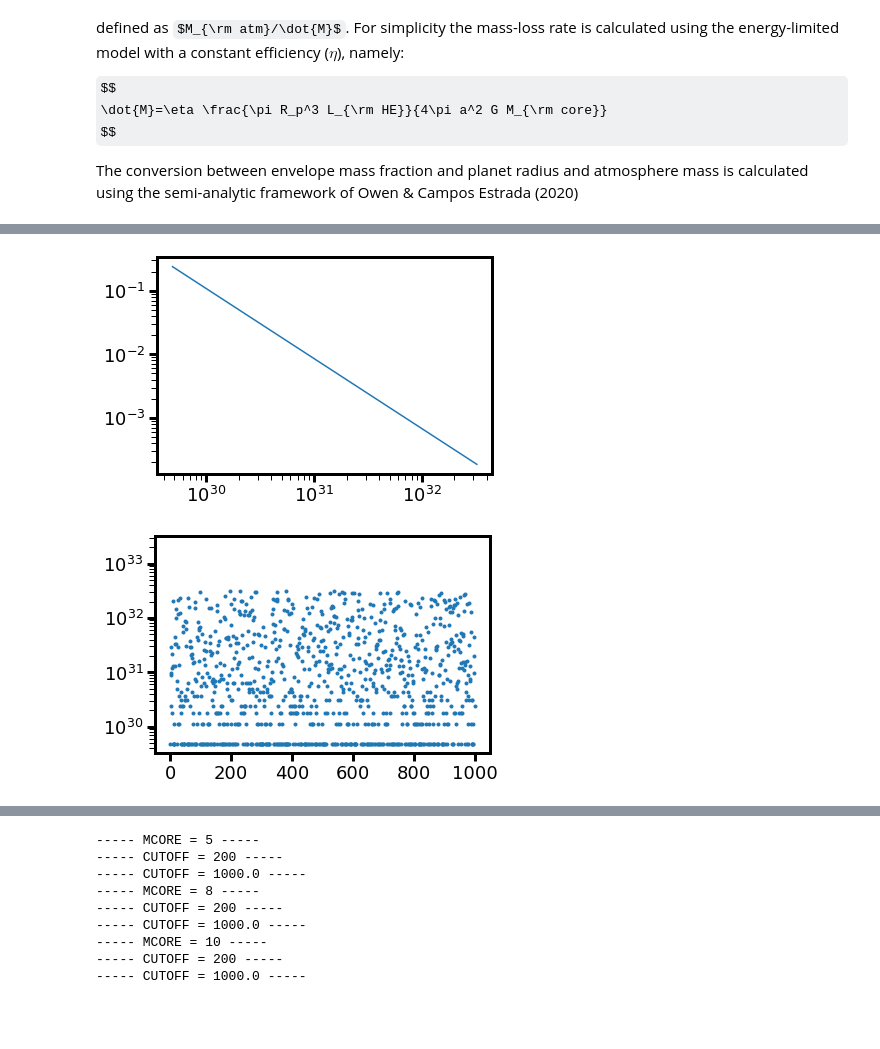
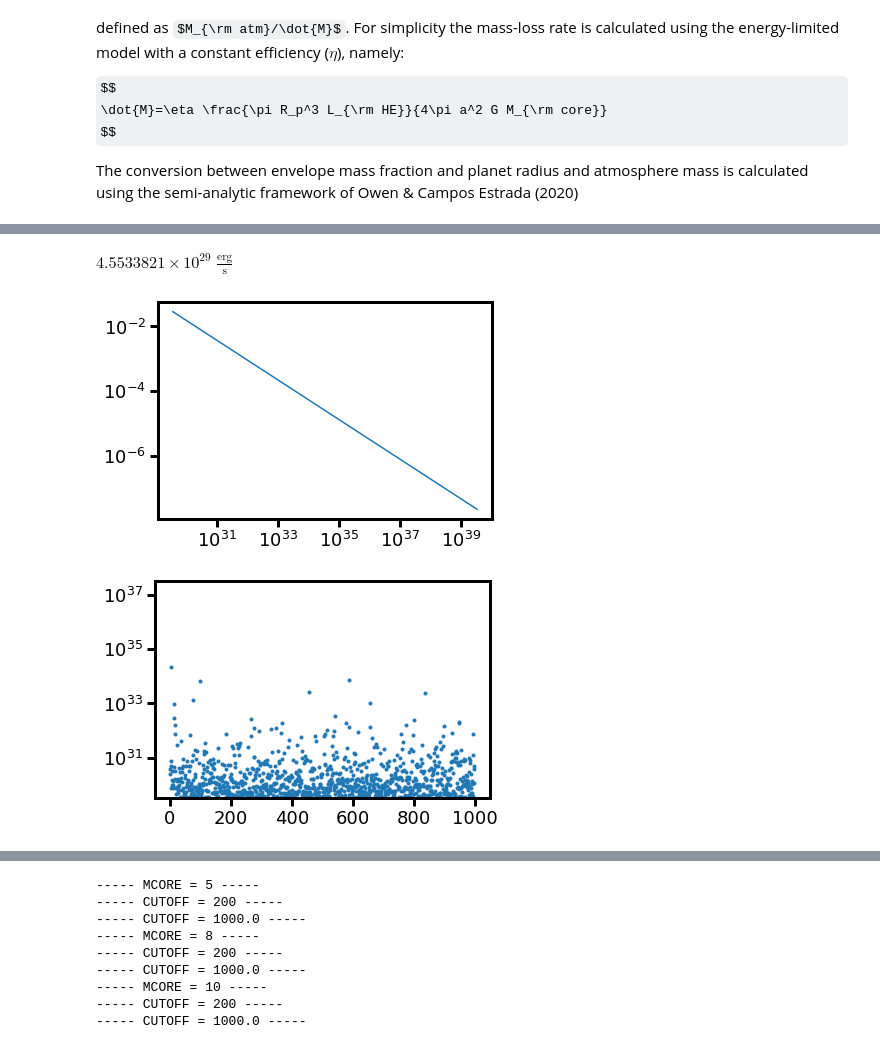
Before and after one commit to afeinstein20/cos_flares, a Jupyter notebook: notebooks/flare_mass_loss.ipynb, the cells around one changed output, grey strips where cells are left out. Drawn from its saved outputs; the diff is of its cells as text; code cells hidden in the pictures; some formulas as TeX source; blank space fills up the shorter version.

```diff
--- a/notebooks/flare_mass_loss.ipynb
+++ b/notebooks/flare_mass_loss.ipynb
@@ -207,0 +233,23 @@ def solve_problem(Rpinit,tinit,mcore,eta,flares=False,time_cutoff=100):
+# %%
+fig = plt.figure(figsize=(14,6))
+fig.set_facecolor('w')
+
+plt.plot(fw, ff, 'k', label='4.55 x $10^{29}$', lw=3)
+
+plt.yscale('log')
+
+
+stitch_w = np.append(fw[fw.value<120].value, brem['wavelength'][(brem['wavelength'].value>=120) &
+                                                    (brem['wavelength'].value<=1100)])
+stitch_w = np.append(stitch_w, fw[fw.value>1100].value)
+
+stitch_f = np.append(ff[fw.value<120].value, 10**brem['brem_fit'][(brem['wavelength'].value>=120) &
+                                                    (brem['wavelength'].value<=1100)].data)
+stitch_f = np.append(stitch_f, ff[fw.value>1100].value)
+
+plt.plot(stitch_w, stitch_f, 'darkorange', label='3.37 x 10$^{35}$', lw=3)
+
+plt.ylim(10**-18, 10**-6)
+plt.legend(ncol=2, title='Luminosity [erg s$^{-1}$]')
+plt.savefig('/Users/arcticfox/Desktop/high-energy.png', rasterize=True,
+           bbox='tight', dpi=250)
@@ -208,22 +258,30 @@ def solve_problem(Rpinit,tinit,mcore,eta,flares=False,time_cutoff=100):
+# %%
+q = qw.value<1500
+(np.trapz(ff[q], fw[q])*factor).to(units.erg/units.s)
+# %% [output]
+$4.5533821 \times 10^{29} \; \mathrm{\frac{erg}{s}}$
 # %%
-LHE = 3.2288575e29*units.erg/units.s # erg/s
+q = qw.value<1500
+LHE = (np.trapz(qf[q], qw[q])*factor).to(units.erg/units.s)
+LHE_flare = (np.trapz(stitch_f*units.erg/units.s/units.cm**2/units.AA,
+              stitch_w*units.AA)*factor).to(units.erg/units.s)
 
-energies = np.linspace(LHE.value*1.5, LHE.value*1e3, 500)
-alpha = -1.1
-distribution = energies**alpha*1e32
+energies = np.logspace(np.log10(LHE.value*1.1), np.log10(LHE_flare.value*10000), 500)
+alpha = -0.61
+distribution = energies**alpha
 distribution /= np.nansum(distribution)
 
 plt.plot(energies, distribution)
 plt.xscale('log')
 plt.yscale('log')
 plt.show()
 
 samples = np.random.choice(energies, 1000,
                            p=distribution/np.nansum(distribution),
-                           replace=True)*units.erg/units.s
+                           replace=True)#*units.erg/units.s
 plt.plot(samples,'.')
 plt.yscale('log')
-plt.ylim(LHE.value, LHE.value*1e4);
+plt.ylim(LHE.value, LHE.value*1e8);
 # %% [output]
-[figure, old version]
+[figure, new version]
-[figure, old version]
+[figure, new version]
```
Also changed, not shown: parts of 7 cells of this notebook, 1 other file.
